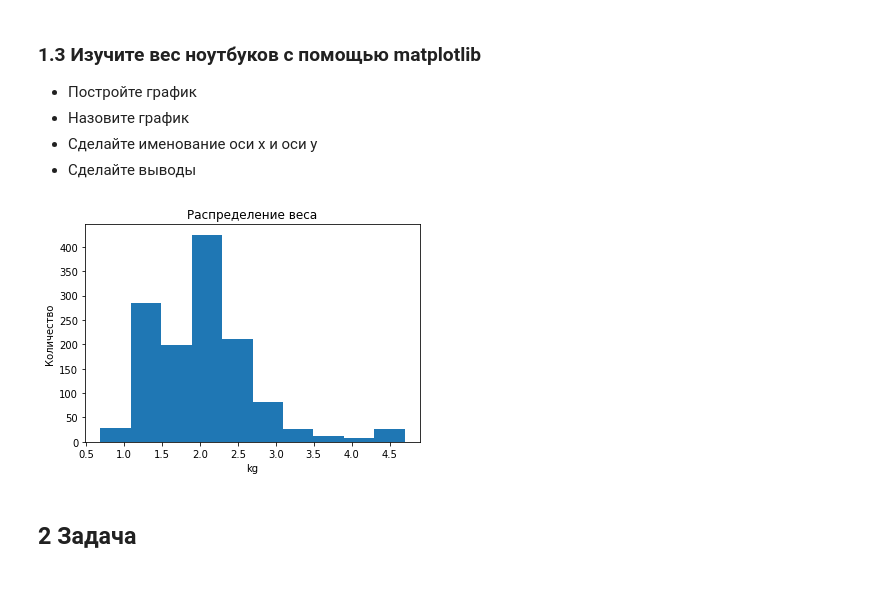
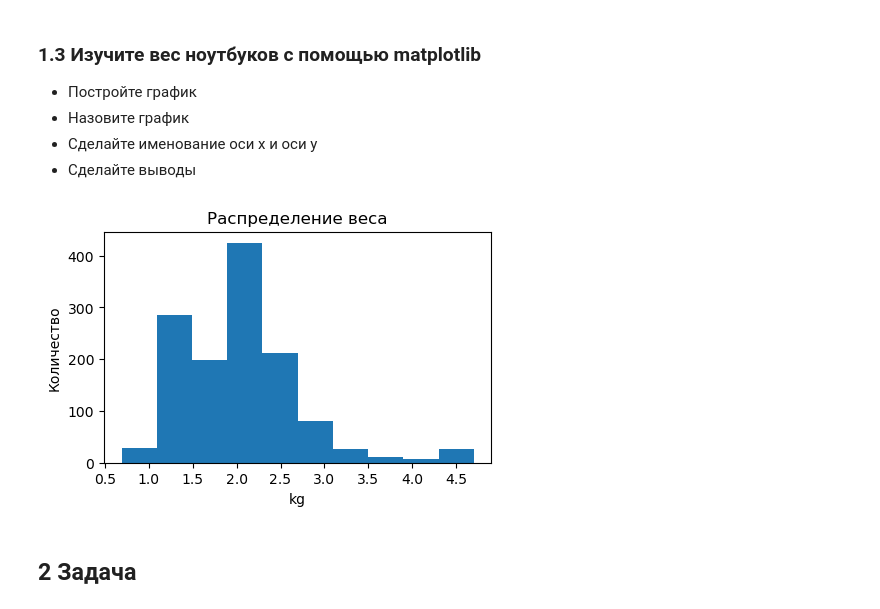
Before and after one commit to cabyrc2910/Jupyter, a Jupyter notebook: Seminar04/S4.ipynb, the cells around one changed output. Drawn from its saved outputs; the diff is of its cells as text; code cells hidden in the pictures.

```diff
--- a/Seminar04/S4.ipynb
+++ b/Seminar04/S4.ipynb
@@ -54,12 +56,13 @@ plt.ylabel('Количество');
 - Сделайте именование оси x и оси y
 - Сделайте выводы
 # %%
+plt.figure(figsize = (5,3))
 plt.hist(df['Weight'])
 plt.title('Распределение веса')
 plt.xlabel('kg')
 plt.ylabel('Количество');
 # %% [output]
-[figure, old version]
+[figure, new version]
 # %% [markdown]
 ## 2 Задача
 # %% [markdown]
```
Also changed, not shown: parts of 33 cells of this notebook, 4 other files.
